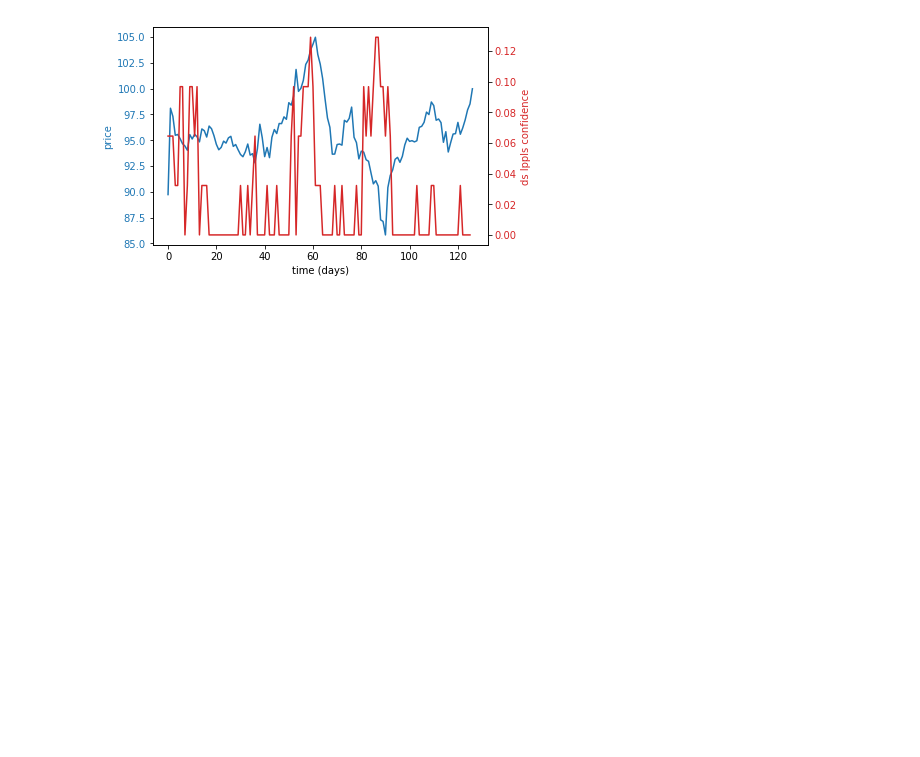
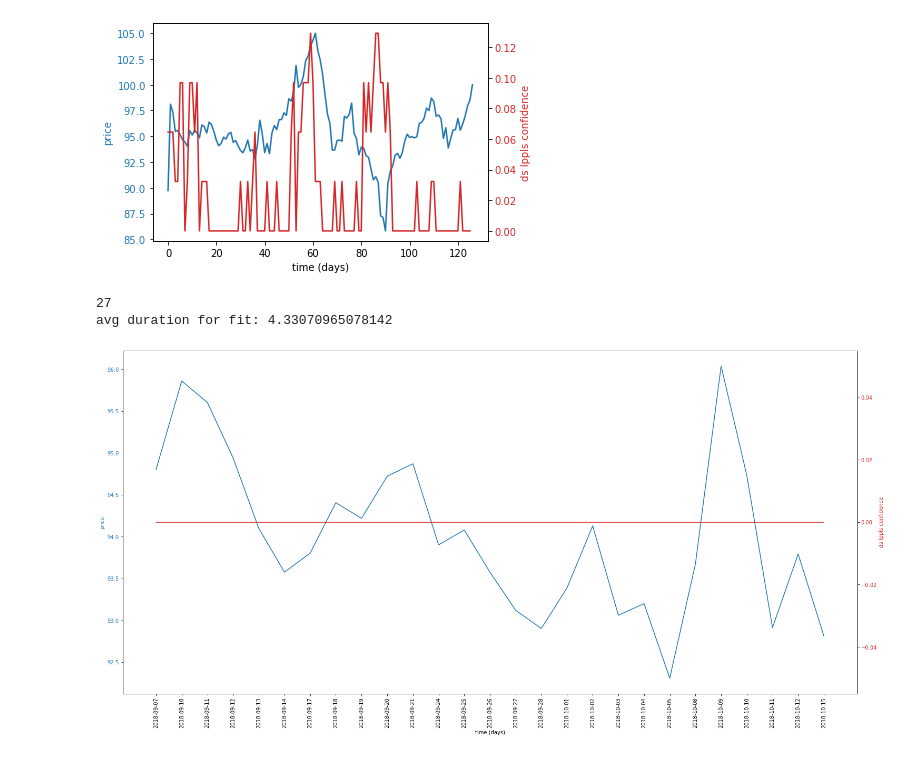
Before and after one commit to Joshwani/learning-lppl, a Jupyter notebook: backtest/plot.ipynb, the cells around one changed output. Drawn from its saved outputs; the diff is of its cells as text; code cells hidden in the pictures; blank space fills up the shorter version.

Commit message:
WIP running ds_lppls_confidence calculations

```diff
--- a/backtest/plot.ipynb
+++ b/backtest/plot.ipynb
@@ -21,4 +5,9 @@ t = np.arange(0, len(df), 1)
 # %%
+df = pd.read_csv('../data/wmt.csv')
+price = df['price']
+ds_lppls_confidence = df['lppl']
+t = np.arange(0, len(df), 1)
+
 fig, ax1 = plt.subplots()
 
 color = 'tab:blue'
@@ -37,4 +26,4 @@ ax2.tick_params(axis='y', labelcolor=color)
 # fig.tight_layout()  # otherwise the right y-label is slightly clipped
 # plt.figure(figsize=(20,20))
 # %% [output]
-[figure, old version]
+[figure, new version]
@@ -40,0 +32,31 @@ ax2.tick_params(axis='y', labelcolor=color)
+# %%
+price = [p['price'] for p in d]
+ds_lppls_confidence = [v['val'] for v in d]
+t = [t['date'] for t in d]
+
+minutes = [m['duration_of_fit']/60 for m in d]
+
+print(len(minutes))
+
+print('avg duration for fit: {}'.format(sum(minutes)/len(minutes)))
+
+fig, ax1 = plt.subplots(figsize=(25,12))
+
+plt.xticks(rotation=90)
+
+color = 'tab:blue'
+ax1.set_xlabel('time (days)')
+ax1.set_ylabel('price', color=color)
+ax1.plot(t, price, color=color)
+ax1.tick_params(axis='y', labelcolor=color)
+
+ax2 = ax1.twinx()  # instantiate a second axes that shares the same x-axis
+
+color = 'tab:red'
+ax2.set_ylabel('ds lppls confidence', color=color)  # we already handled the x-label with ax1
+ax2.plot(t, ds_lppls_confidence, color=color)
+ax2.tick_params(axis='y', labelcolor=color)
+# %% [output]
+27
+avg duration for fit: 4.33070965078142
+[figure, added]
```
Also changed, not shown: parts of 3 cells of this notebook, 2 other files.
